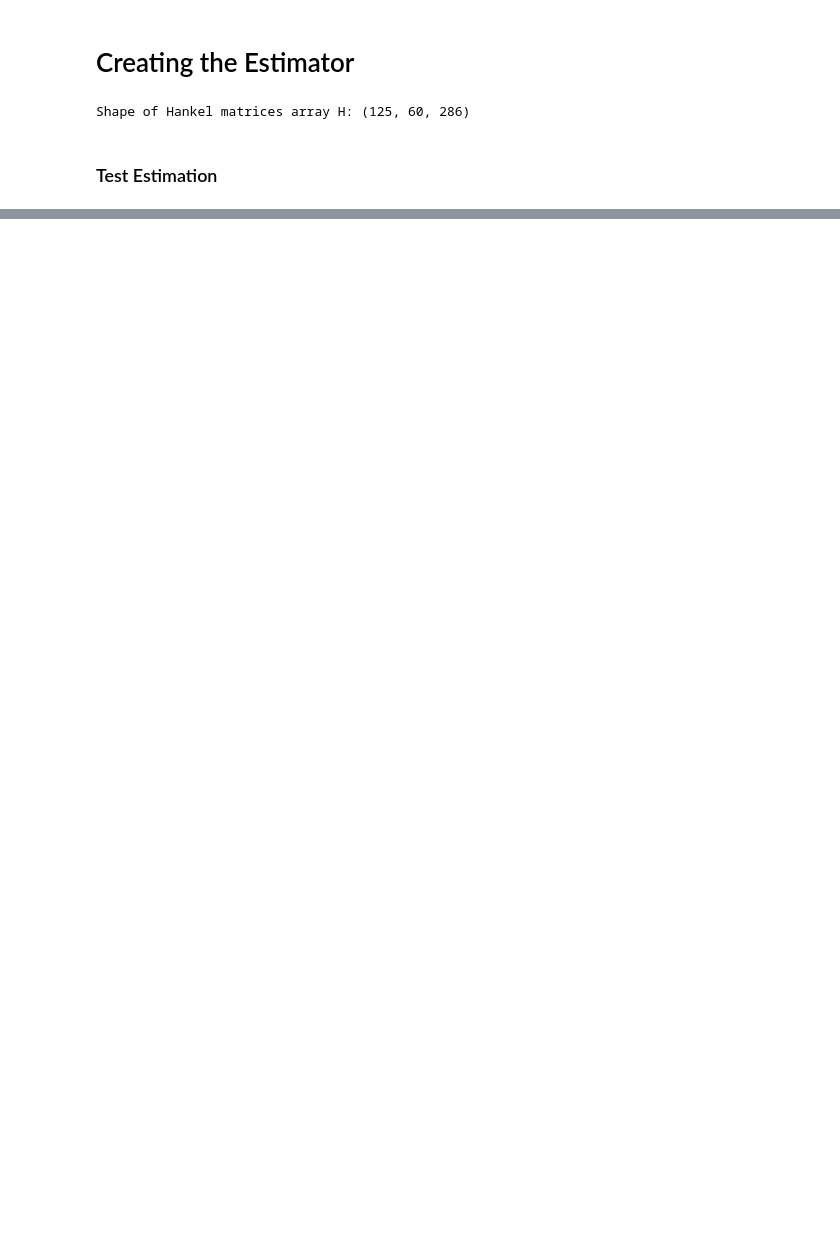
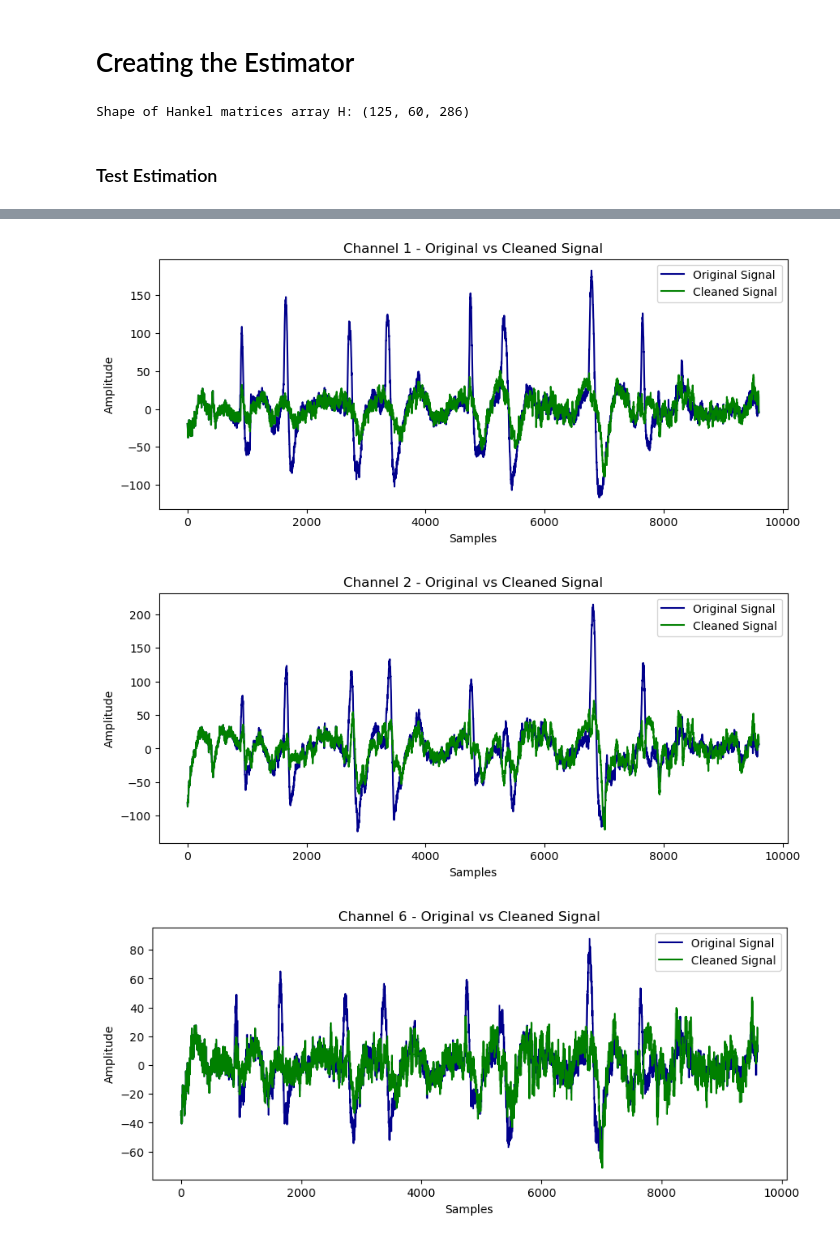
Before and after one commit to PabloABakker/EEG-Eye-Blink-Artifact-Removal, a Jupyter notebook: EEG_Eye_Blink_Artifact_Remvoval_.ipynb, the cells around one changed output, grey strips where cells are left out. Cells and saved outputs as stored; diff of their text form; code cells hidden in the pictures; blank space fills up the shorter version.

```diff
--- a/EEG_Eye_Blink_Artifact_Remvoval_.ipynb
+++ b/EEG_Eye_Blink_Artifact_Remvoval_.ipynb
@@ -185,13 +185,8 @@ def frame_data(data, N_f, Overlap, channels):
     print(f"Shape of framed data array Y: {Y.shape}")
     return Y, K_f
 
-# Framing parameters
-N_f = 300 # Frame length
-Overlap = 0.75 # Overlap ratio
-strong_channels = [0, 1, 5, 8]
-
 # Creating array
-Y, K_f = frame_data(train_EEG, N_f, Overlap, strong_channels)
+Y, K_f = frame_data(train_EEG, N_f=300, Overlap=0.75, channels=[0, 1, 5, 8])
 # %% [output]
 Number of frames per signal: 125
 Frame length: 300
@@ -323,8 +310,8 @@ def create_hankel_matrices(Y, L):
         Y_hankel.append(Y_hankel_k_stacked)
     return np.array(Y_hankel) # Shape (K_f, M*L, K)
 
-L = 15
-Henkel = create_hankel_matrices(Y, L)
+
+Henkel = create_hankel_matrices(Y, L=15)
 print(f"Shape of Hankel matrices array H: {Henkel.shape}")  # Should be (K_f, M*L, K)
 # %% [output]
 Shape of Hankel matrices array H: (125, 60, 286)
@@ -463,0 +469,16 @@ Shape of framed data array Y: (4, 125, 300)
+# %%
+# Plot original vs cleaned signal for a channel
+for i, ch in enumerate(channels):
+    cleaned_signal = train_EEG[ch] - X[i]
+    plt.figure(figsize=(10,4))
+    plt.plot(train_EEG[ch], label='Original Signal', color='darkblue')
+    plt.plot(cleaned_signal, label='Cleaned Signal', color='green')
+    plt.title(f'Channel {ch+1} - Original vs Cleaned Signal')
+    plt.xlabel('Samples')
+    plt.ylabel('Amplitude')
+    plt.legend()
+    plt.show()
+# %% [output]
+[figure, added]
+[figure, added]
+[figure, added]
```
Also changed, not shown: parts of 8 cells of this notebook.
